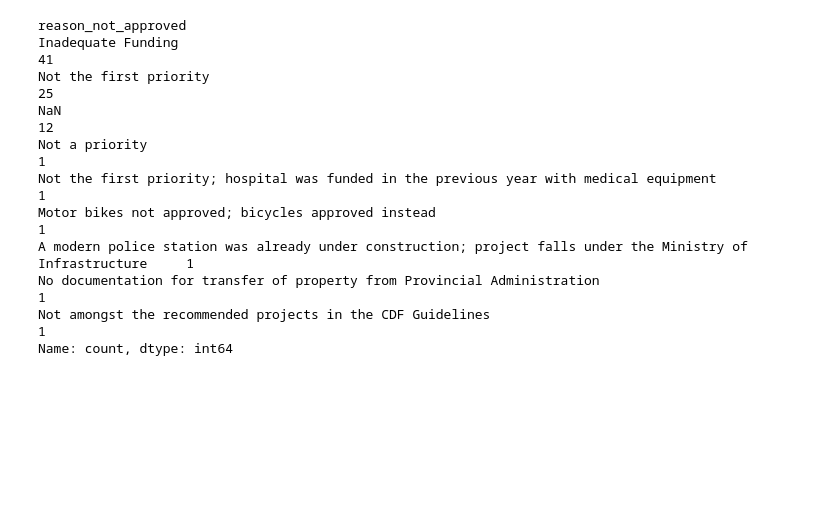
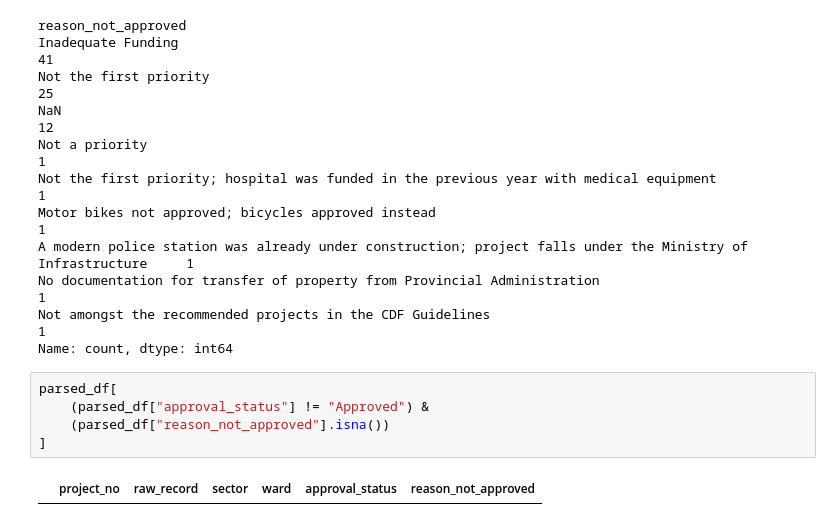
Before and after one commit to Sandie17-goodie/CSC4792_Group26_Mpongwe, a Jupyter notebook: notebooks/group26_mpongwe_dataset_creation.ipynb, the cells around one changed output. Drawn from its saved outputs; the diff is of its cells as text; blank space fills up the shorter version.

```diff
--- a/notebooks/group26_mpongwe_dataset_creation.ipynb
+++ b/notebooks/group26_mpongwe_dataset_creation.ipynb
@@ -1031,3 +1031,10 @@ A modern police station was already under construction; project falls under the
 No documentation for transfer of property from Provincial Administration                                       1
 Not amongst the recommended projects in the CDF Guidelines                                                     1
 Name: count, dtype: int64
+# %%
+parsed_df[
+    (parsed_df["approval_status"] != "Approved") &
+    (parsed_df["reason_not_approved"].isna())
+]
+# %% [output]
+|  | project_no | raw_record | sector | ward | approval_status | reason_not_approved |
```
Also changed, not shown: parts of 1 cell of this notebook.
